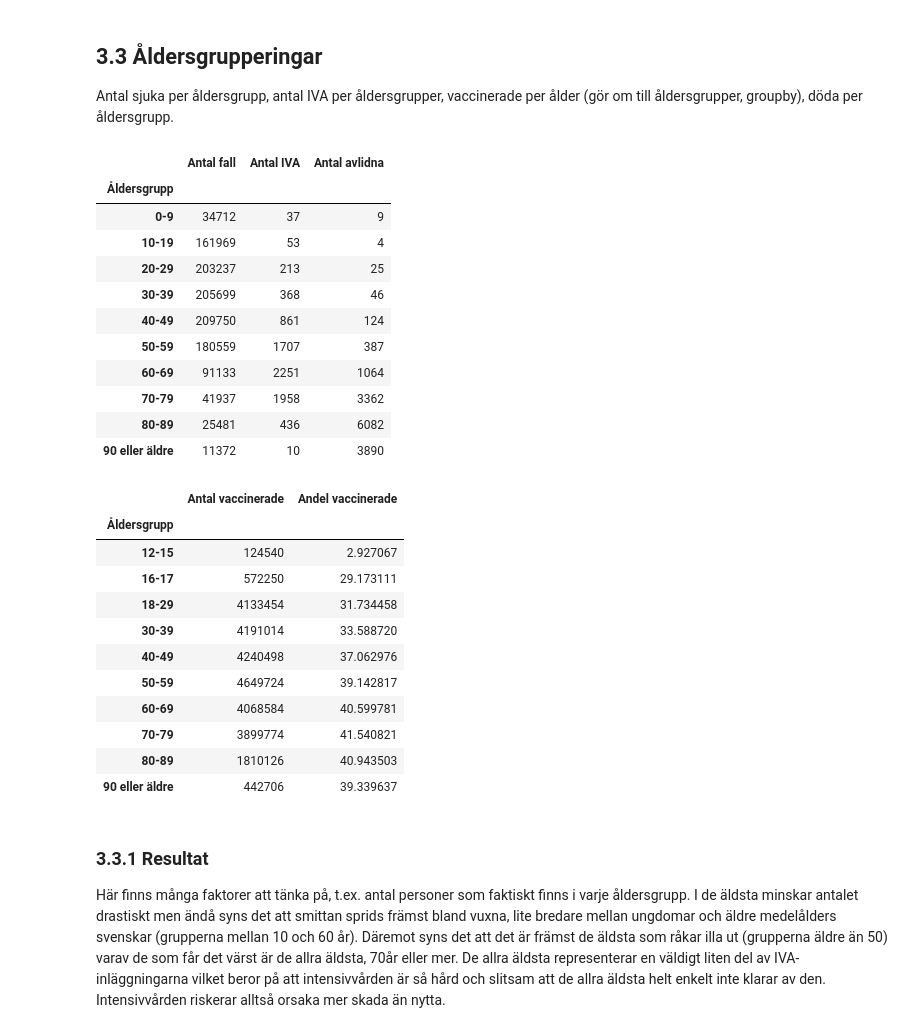
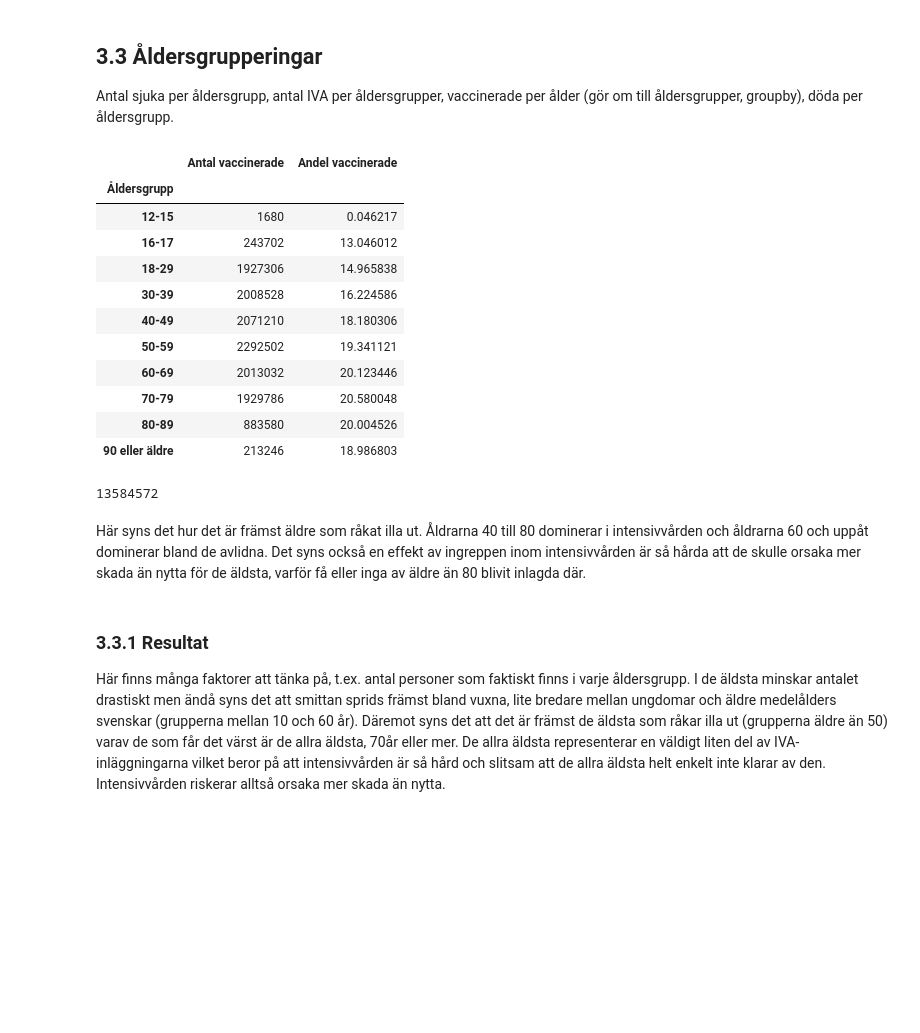
Before and after one commit to jwiegert/databehandling-joachim-wiegert, a Jupyter notebook: labs/lab1/jwiegert_lab1.ipynb, the cells around one changed output. Saved outputs shown, nothing was run; the diff lists cells and outputs as text; code cells hidden in the pictures; blank space fills up the shorter version.

```diff
--- a/labs/lab1/jwiegert_lab1.ipynb
+++ b/labs/lab1/jwiegert_lab1.ipynb
@@ -669,47 +593,61 @@ c19se_cases = pd.read_excel(
     "Folkhalsomyndigheten_Covid19.xlsx",
     sheet_name="Totalt antal per åldersgrupp"
 ).set_index("Åldersgrupp").drop("Uppgift saknas", axis="rows")
 
 # Rename columns:
 c19se_cases = c19se_cases.rename({
     "Totalt_antal_fall":"Antal fall",
     "Totalt_antal_intensivvårdade":"Antal IVA",
     "Totalt_antal_avlidna":"Antal avlidna"
 }, axis="columns")
 
 # Rename age groups
 # Create a dict with new index row names
 newindex = {}
 for agegroup in c19se_cases.index:
     ages = re.findall("\d+" ,agegroup)
     if len(ages) == 2:
         newindex[agegroup] = f"{ages[0]}-{ages[1]}"
     else:
         newindex[agegroup] = f"{ages[0]} eller äldre"
 
 # Rename indeces
 c19se_cases = c19se_cases.rename(newindex, axis="rows")
 
 # Set by age and remove "total"-row
 c19se_vaccine = pd.read_excel(
     "Folkhalsomyndigheten_Covid19_Vaccine.xlsx",
     sheet_name="Vaccinerade ålder"
-).groupby("Åldersgrupp").sum().drop("Totalt", axis="rows")
+)
+c19se_vaccine = c19se_vaccine[c19se_vaccine["Vaccinationsstatus"] == "Färdigvaccinerade"]
 
-c19se_cases
+c19se_vaccine = c19se_vaccine.groupby("Åldersgrupp").sum().drop("Totalt", axis="rows")
+#).drop("Totalt", axis="rows"
+#).drop("Andel vaccinerade", axis="columns")
+
+# TODO
+# antal vaccinerade blir 13 miljoner, uh?
+# plotta åldersgrupp, andel? vaccinerade, och åldergrupp, antal fall,
+# Jag vill se vilja som vaccinerar sig och vilka som sprider sjukdomen
+
+c19se_vaccine
 # %% [output]
-|  | Antal fall | Antal IVA | Antal avlidna |
-| Åldersgrupp |  |  |  |
-| 0-9 | 34712 | 37 | 9 |
-| 10-19 | 161969 | 53 | 4 |
-| 20-29 | 203237 | 213 | 25 |
-| 30-39 | 205699 | 368 | 46 |
-| 40-49 | 209750 | 861 | 124 |
-| 50-59 | 180559 | 1707 | 387 |
-| 60-69 | 91133 | 2251 | 1064 |
-| 70-79 | 41937 | 1958 | 3362 |
-| 80-89 | 25481 | 436 | 6082 |
-| 90 eller äldre | 11372 | 10 | 3890 |
+|  | Antal vaccinerade | Andel vaccinerade |
+| Åldersgrupp |  |  |
+| 12-15 | 1680 | 0.046217 |
+| 16-17 | 243702 | 13.046012 |
+| 18-29 | 1927306 | 14.965838 |
+| 30-39 | 2008528 | 16.224586 |
+| 40-49 | 2071210 | 18.180306 |
+| 50-59 | 2292502 | 19.341121 |
+| 60-69 | 2013032 | 20.123446 |
+| 70-79 | 1929786 | 20.580048 |
+| 80-89 | 883580 | 20.004526 |
+| 90 eller äldre | 213246 | 18.986803 |
+# %%
+c19se_vaccine["Antal vaccinerade"].sum()
+# %% [output]
+13584572
 # %%
 fig = px.bar(c19se_cases,
     x=c19se_cases.index, y=["Antal IVA","Antal avlidna"], labels=stdlabels
@@ -718,34 +660,16 @@ fig.update_layout(barmode='group', xaxis_tickangle=-45)
+# %% [markdown]
+Här syns det hur det är främst äldre som råkat illa ut. Åldrarna 40 till 80 dominerar i intensivvården och åldrarna 60 och uppåt dominerar bland de avlidna. Det syns också en effekt av ingreppen inom intensivvården är så hårda att de skulle orsaka mer skada än nytta för de äldsta, varför få eller inga av äldre än 80 blivit inlagda där.
 # %%
 # Number of finished vaccinations per age group
 
-jplt.pxplot_twoline(
-    c19se_cases, c19se_vaccine,
-    "Antal fall"
+# Only common age groups, 30-39 is the lowest
+#c19se_vaccine_cases = pd.concat([c19se_vaccine.loc["30-39":],c19se_cases.loc["30-39":]], axis="columns")
+
+fig = px.bar(c19se_cases,
+    y="Antal fall",
+    labels=stdlabels
 )
-
-c19se_vaccine
-
-
-fig1 = px.bar(c19se_cases,
-    x=c19se_cases.index, y="Antal fall", labels=stdlabels
-)
-
-
-fig.update_layout(barmode='group', xaxis_tickangle=-45)
 fig.show()
-# %% [output]
-|  | Antal vaccinerade | Andel vaccinerade |
-| Åldersgrupp |  |  |
-| 12-15 | 124540 | 2.927067 |
-| 16-17 | 572250 | 29.173111 |
-| 18-29 | 4133454 | 31.734458 |
-| 30-39 | 4191014 | 33.588720 |
-| 40-49 | 4240498 | 37.062976 |
-| 50-59 | 4649724 | 39.142817 |
-| 60-69 | 4068584 | 40.599781 |
-| 70-79 | 3899774 | 41.540821 |
-| 80-89 | 1810126 | 40.943503 |
-| 90 eller äldre | 442706 | 39.339637 |
 # %% [markdown]
 ### 3.3.1 Resultat
 
```
Also changed, not shown: parts of 8 cells of this notebook, 13 other files.
